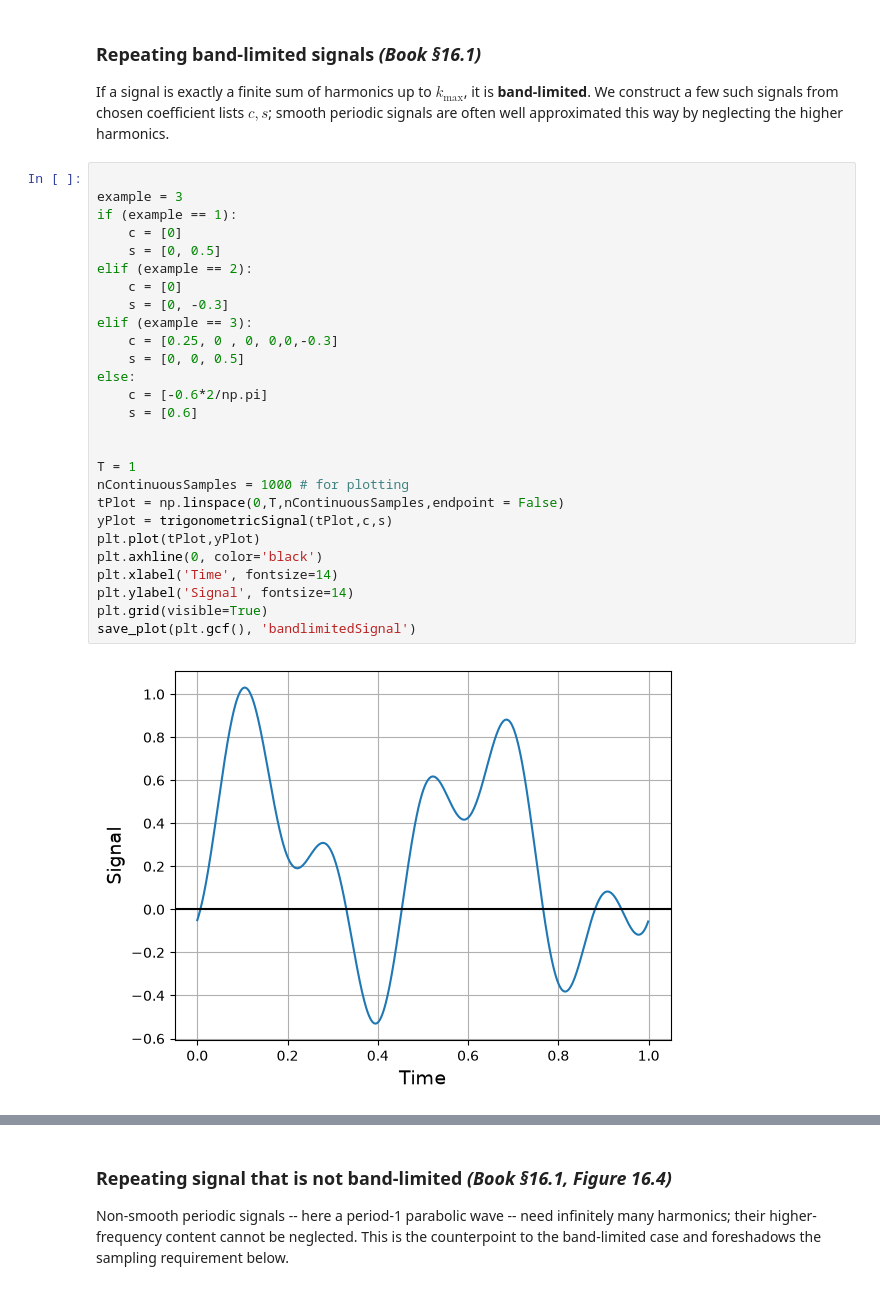
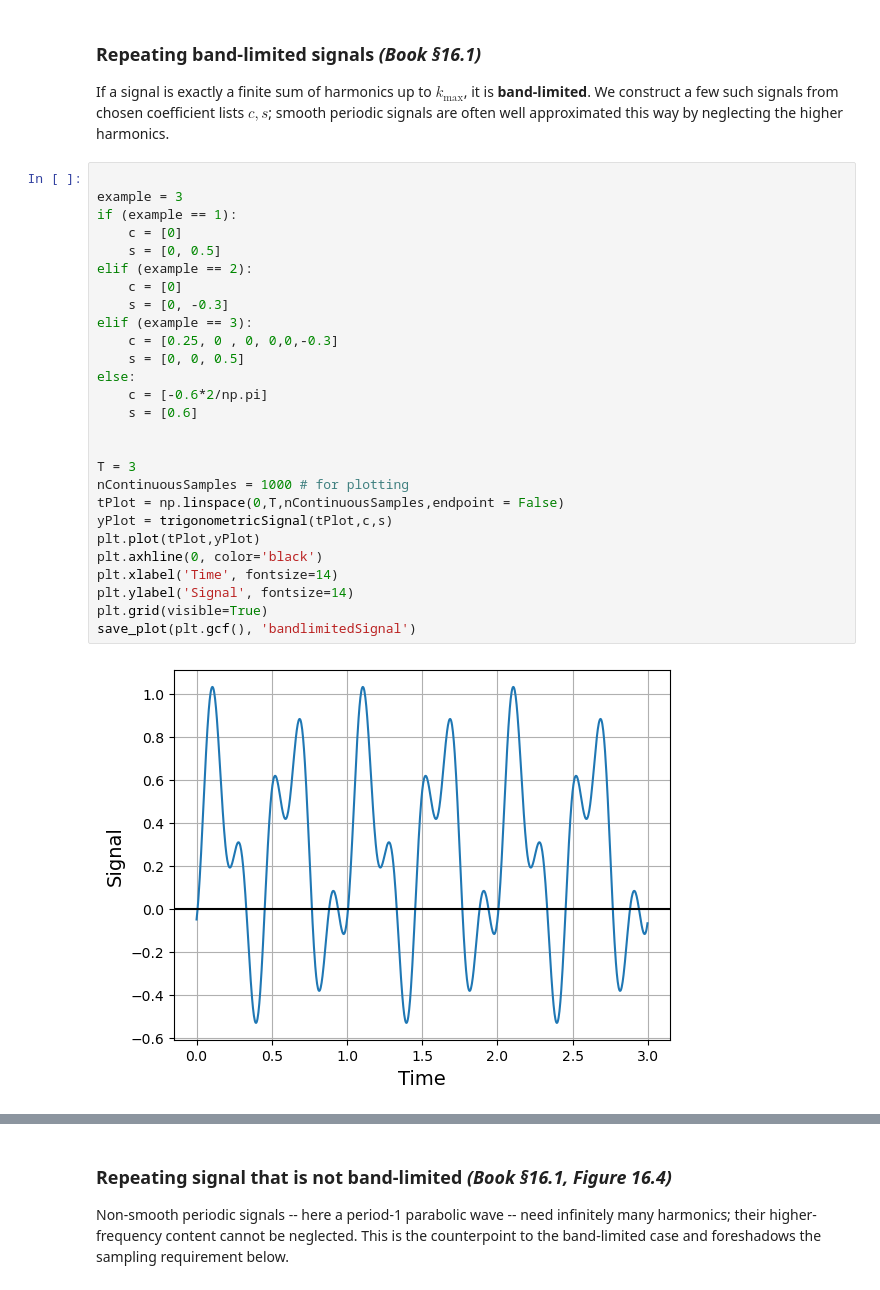
Before and after one commit to UW-ERSL/AppliedQC, a Jupyter notebook: Chapter16_QFT_notebook.ipynb, the cells around one changed output, grey strips where cells are left out. Drawn from its saved outputs; the diff is of its cells as text.

```diff
--- a/Chapter16_QFT_notebook.ipynb
+++ b/Chapter16_QFT_notebook.ipynb
@@ -118,29 +118,29 @@ If a signal is exactly a finite sum of harmonics up to $k_{\max}$, it is **band-
 # %%
 
 example = 3
 if (example == 1):
 	c = [0]
 	s = [0, 0.5]
 elif (example == 2):
 	c = [0]
 	s = [0, -0.3]
 elif (example == 3):
 	c = [0.25, 0 , 0, 0,0,-0.3]
 	s = [0, 0, 0.5]
 else:
 	c = [-0.6*2/np.pi]
 	s = [0.6]
 
 
-T = 1
+T = 3
 nContinuousSamples = 1000 # for plotting
 tPlot = np.linspace(0,T,nContinuousSamples,endpoint = False)
 yPlot = trigonometricSignal(tPlot,c,s)
 plt.plot(tPlot,yPlot)
 plt.axhline(0, color='black')
 plt.xlabel('Time', fontsize=14)
 plt.ylabel('Signal', fontsize=14)
 plt.grid(visible=True)
 save_plot(plt.gcf(), 'bandlimitedSignal')
 # %% [output]
-[figure, old version]
+[figure, new version]
```
Also changed, not shown: parts of 11 cells of this notebook, 1 other file.
